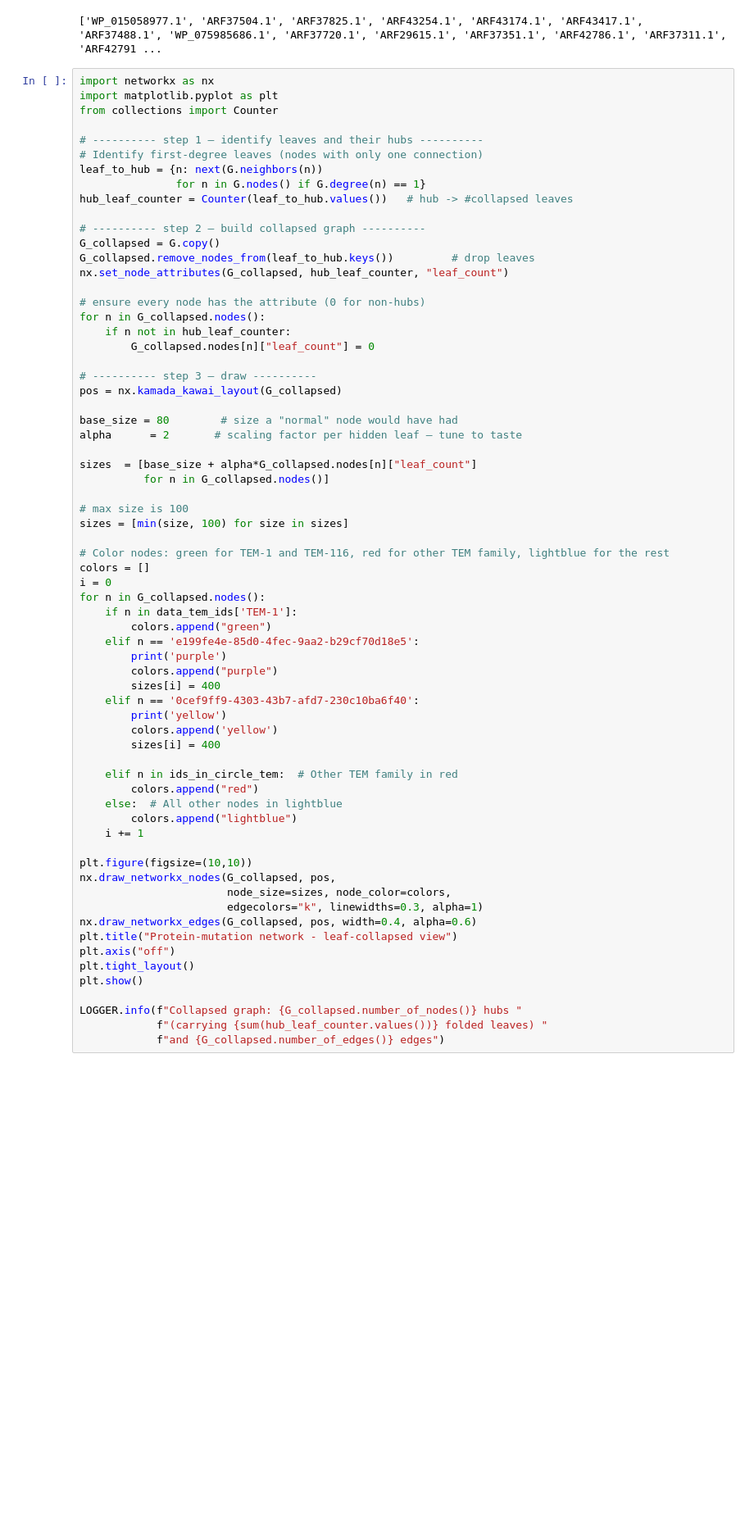
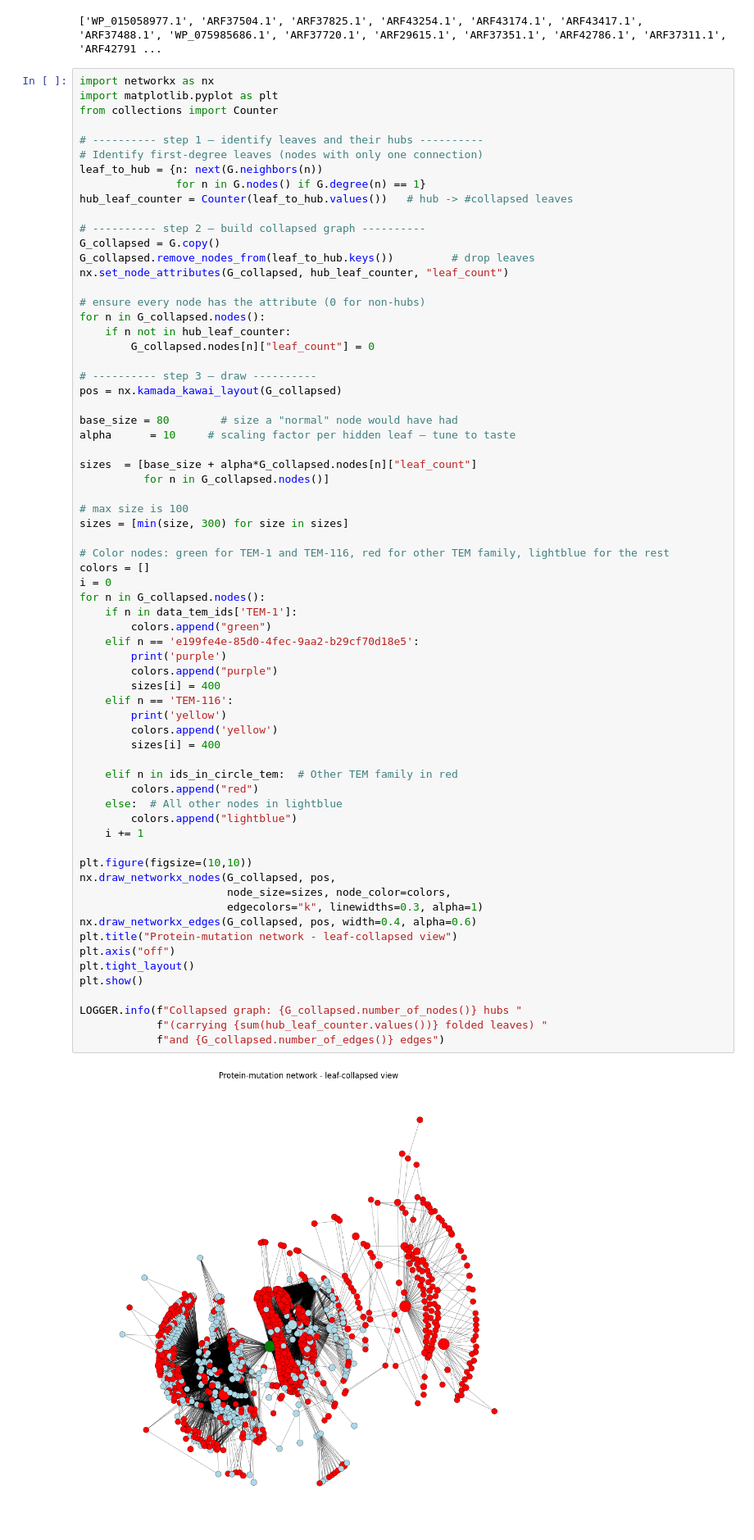
Before and after one commit to PyEED/TEM-lactamase, a Jupyter notebook: scr/code/018_TEM_Network_mutations.ipynb, the cells around one changed output. Shown at 82% size. Cells and saved outputs as stored; diff of their text form; blank space fills up the shorter version.

```diff
--- a/scr/code/018_TEM_Network_mutations.ipynb
+++ b/scr/code/018_TEM_Network_mutations.ipynb
@@ -361,13 +330,13 @@ for n in G_collapsed.nodes():
 pos = nx.kamada_kawai_layout(G_collapsed)
 
 base_size = 80        # size a "normal" node would have had
-alpha      = 2       # scaling factor per hidden leaf – tune to taste
+alpha      = 10     # scaling factor per hidden leaf – tune to taste
 
 sizes  = [base_size + alpha*G_collapsed.nodes[n]["leaf_count"]
           for n in G_collapsed.nodes()]
 
 # max size is 100
-sizes = [min(size, 100) for size in sizes]
+sizes = [min(size, 300) for size in sizes]
 
 # Color nodes: green for TEM-1 and TEM-116, red for other TEM family, lightblue for the rest
 colors = []
@@ -376,31 +345,32 @@ for n in G_collapsed.nodes():
     if n in data_tem_ids['TEM-1']:
         colors.append("green")
     elif n == 'e199fe4e-85d0-4fec-9aa2-b29cf70d18e5':
         print('purple')
         colors.append("purple")
         sizes[i] = 400
-    elif n == '0cef9ff9-4303-43b7-afd7-230c10ba6f40':
+    elif n == 'TEM-116':
         print('yellow')
         colors.append('yellow')
         sizes[i] = 400
 
     elif n in ids_in_circle_tem:  # Other TEM family in red
         colors.append("red")
     else:  # All other nodes in lightblue
         colors.append("lightblue")
     i += 1
 
 plt.figure(figsize=(10,10))
 nx.draw_networkx_nodes(G_collapsed, pos,
                        node_size=sizes, node_color=colors,
                        edgecolors="k", linewidths=0.3, alpha=1)
 nx.draw_networkx_edges(G_collapsed, pos, width=0.4, alpha=0.6)
 plt.title("Protein-mutation network - leaf-collapsed view")
 plt.axis("off")
 plt.tight_layout()
 plt.show()
 
 LOGGER.info(f"Collapsed graph: {G_collapsed.number_of_nodes()} hubs "
             f"(carrying {sum(hub_leaf_counter.values())} folded leaves) "
             f"and {G_collapsed.number_of_edges()} edges")
 # %% [output]
+[figure, new version]
```
Also changed, not shown: parts of 13 cells of this notebook, 19 other files.
